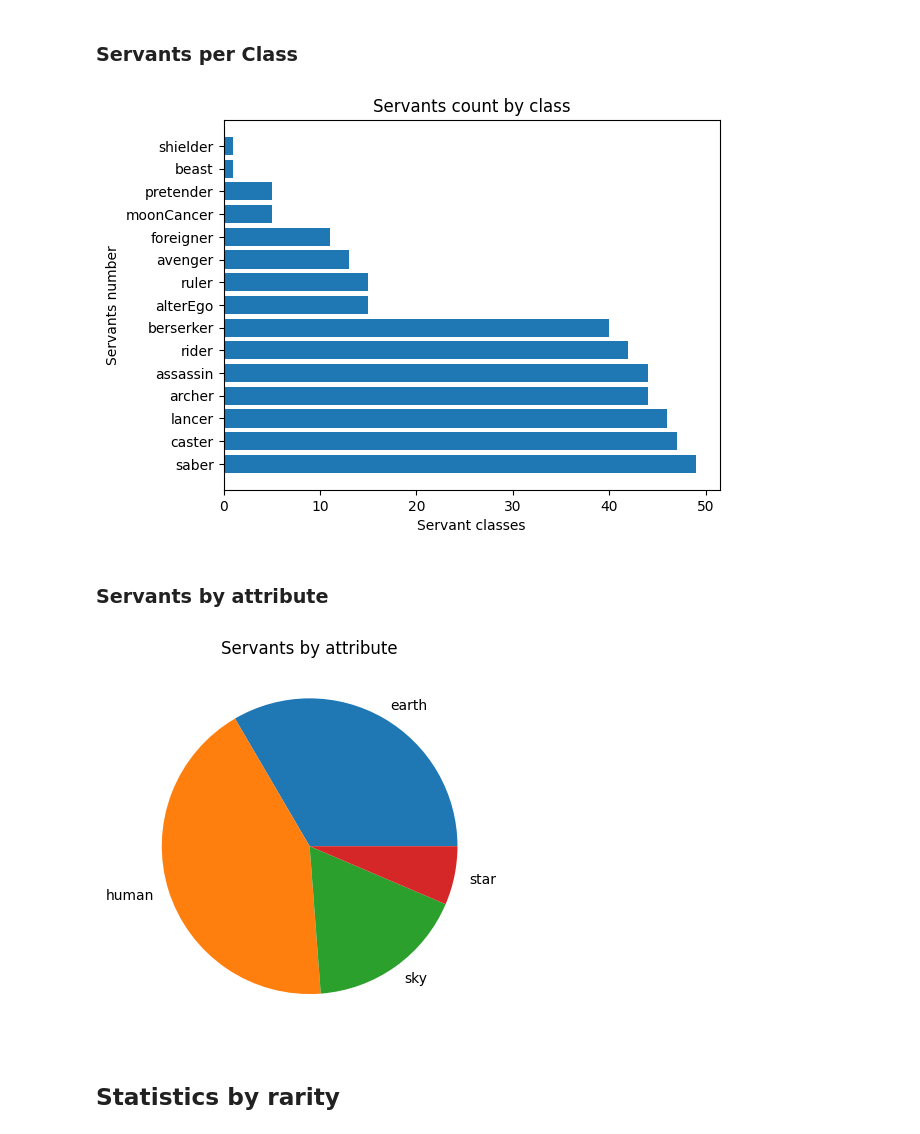
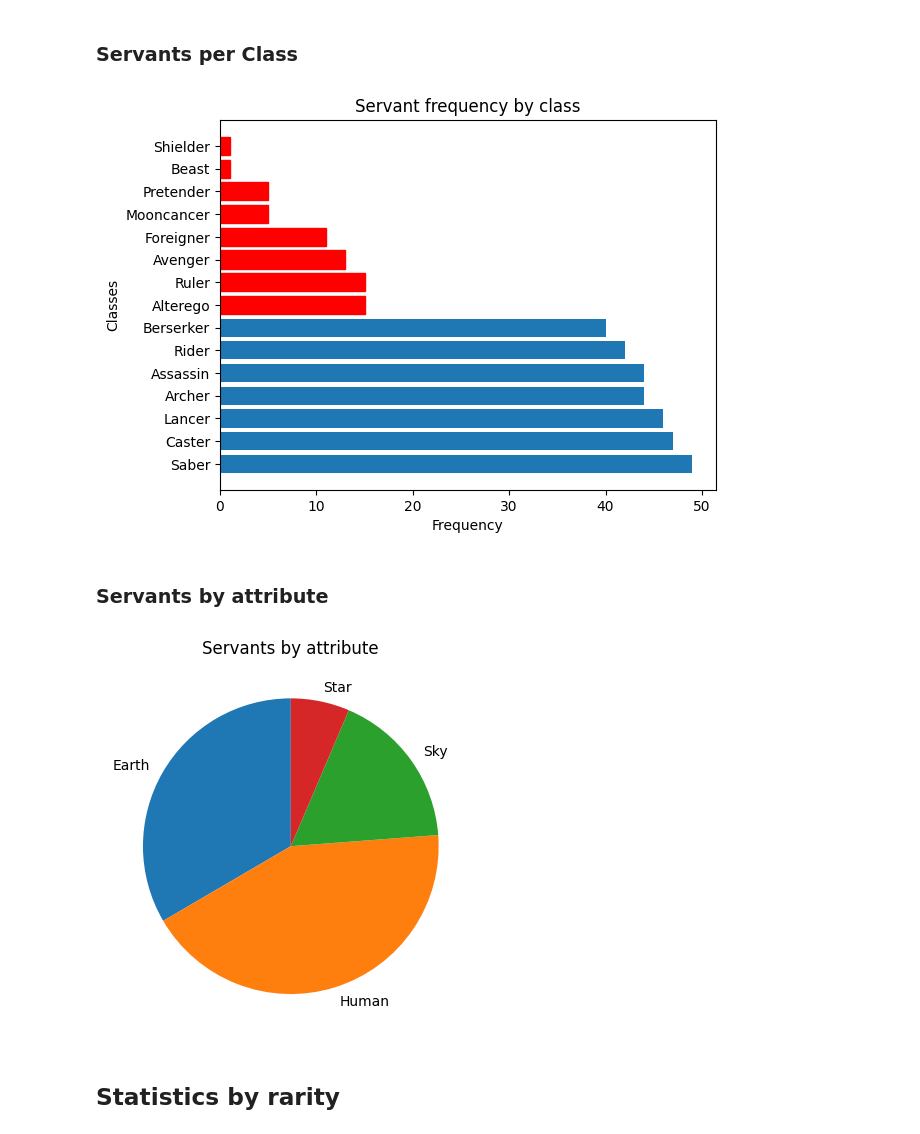
Before and after one commit to manuelelucchi/VisualizzazioneScientifica, a Jupyter notebook: Report.ipynb, the cells around one changed output. Drawn from its saved outputs; the diff is of its cells as text; code cells hidden in the pictures.

Commit message:
Added labels

```diff
--- a/Report.ipynb
+++ b/Report.ipynb
@@ -81,14 +89,14 @@ import matplotlib.pyplot as plt
 ### Servants per Class
 # %%
 servants_per_class = df.groupby("className").count().sort_values(by="id", ascending=False)["id"]
-classes = list(servants_per_class.keys())
+classes = list(map(lambda x: x.title(), servants_per_class.keys()))
 values = servants_per_class.values
-plt.barh(classes, values)
-plt.xlabel("Servant classes")
-plt.ylabel("Servants number")
-plt.title("Servants count by class")
+bars = plt.barh(classes, values)
+for b in bars[7:]:
+    b.set_color('r')
+configure("Servant frequency by class", "Frequency", "Classes")
 plt.show()
 
 # Griglia, colori diversi per classi extra, capire cosa fare con le mono (aggregarle?), numeri precisi a fine colonna, idee qui: https://www.geeksforgeeks.org/bar-plot-in-matplotlib/
 # %% [output]
-[figure, old version]
+[figure, new version]
@@ -98,10 +104,10 @@ plt.show()
 ### Servants by attribute
 # %%
 servants_by_attribute = cleanData[cleanData['attribute'] != "beast"].groupby('attribute').count()
-plt.pie(servants_by_attribute["id"].values,labels=servants_by_attribute["id"].keys())
+plt.pie(servants_by_attribute["id"].values, labels=list(map(lambda x: x.title(),servants_by_attribute["id"].keys())), startangle = 90)
 plt.title("Servants by attribute")
 plt.show()
 # %% [output]
-[figure, old version]
+[figure, new version]
 # %% [markdown]
 ## Statistics by rarity
```
Also changed, not shown: parts of 9 cells of this notebook, 1 other file.
